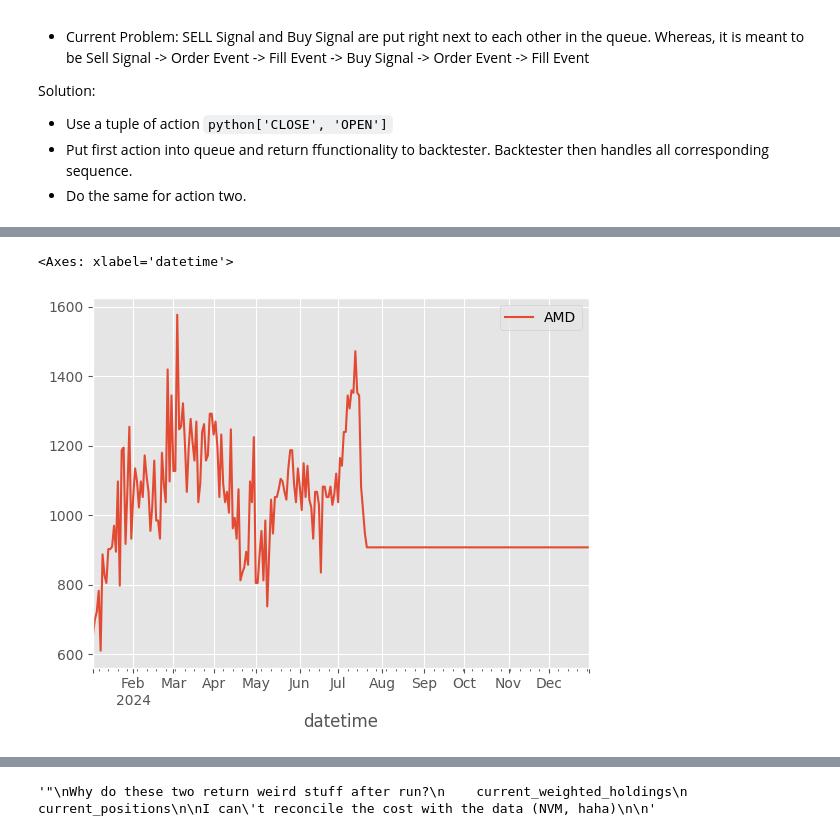
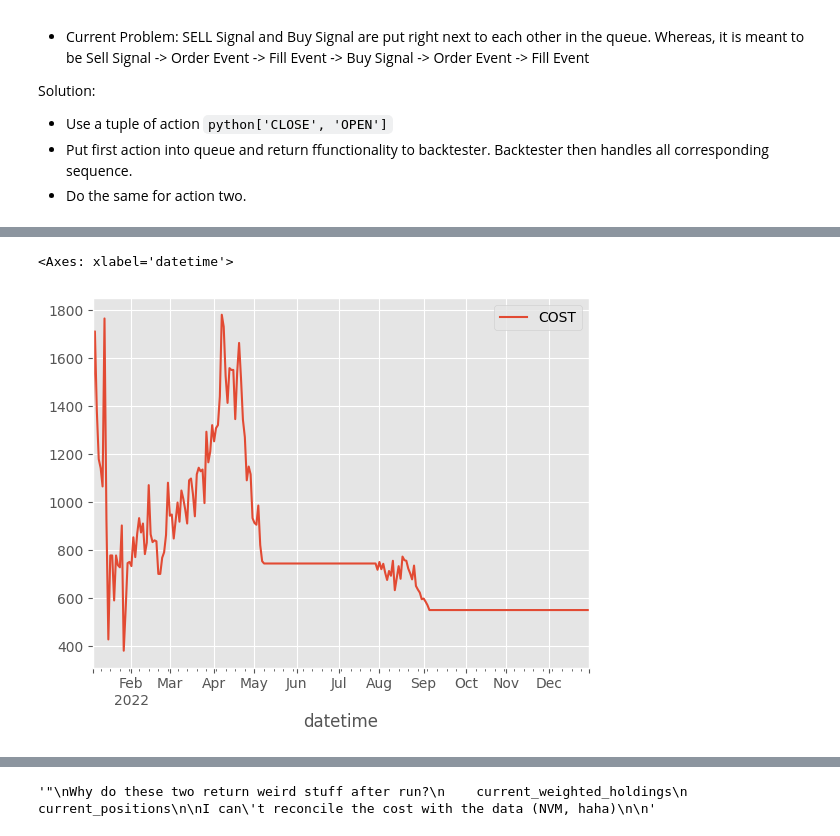
Before and after one commit to Zino-ctrlZ/QuantTools, a Jupyter notebook: EventDriven/demos/backtestClean.ipynb, the cells around one changed output, grey strips where cells are left out. Saved outputs shown, nothing was run; the diff lists cells and outputs as text; code cells hidden in the pictures.

```diff
--- a/EventDriven/demos/backtestClean.ipynb
+++ b/EventDriven/demos/backtestClean.ipynb
@@ -361,8 +365,8 @@ reasons
 # %%
-evb_backtest.portfolio._equity.plot(y = 'AMD')
+evb_backtest.portfolio._equity.plot(y = 'COST')
 # %% [output]
 <Axes: xlabel='datetime'>
-[figure, old version]
+[figure, new version]
 # %%
 evb_backtest.portfolio.plot_portfolio()
 # %%
```
Also changed, not shown: parts of 17 cells of this notebook, 25 other files.
